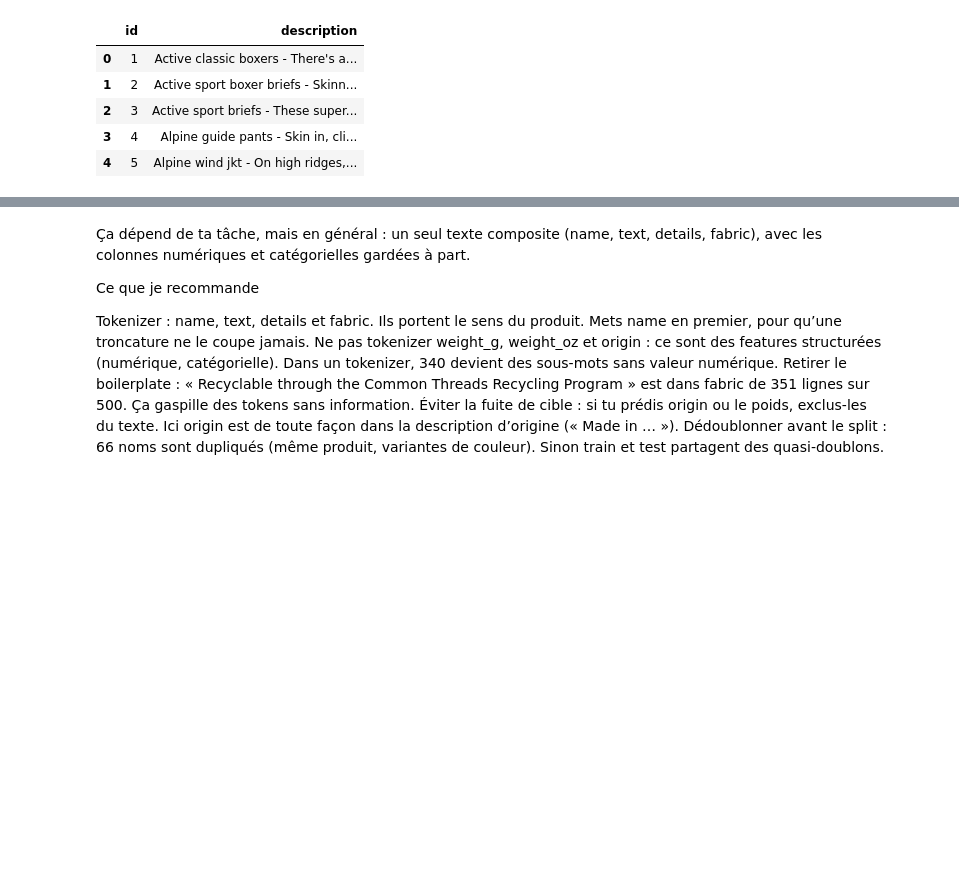
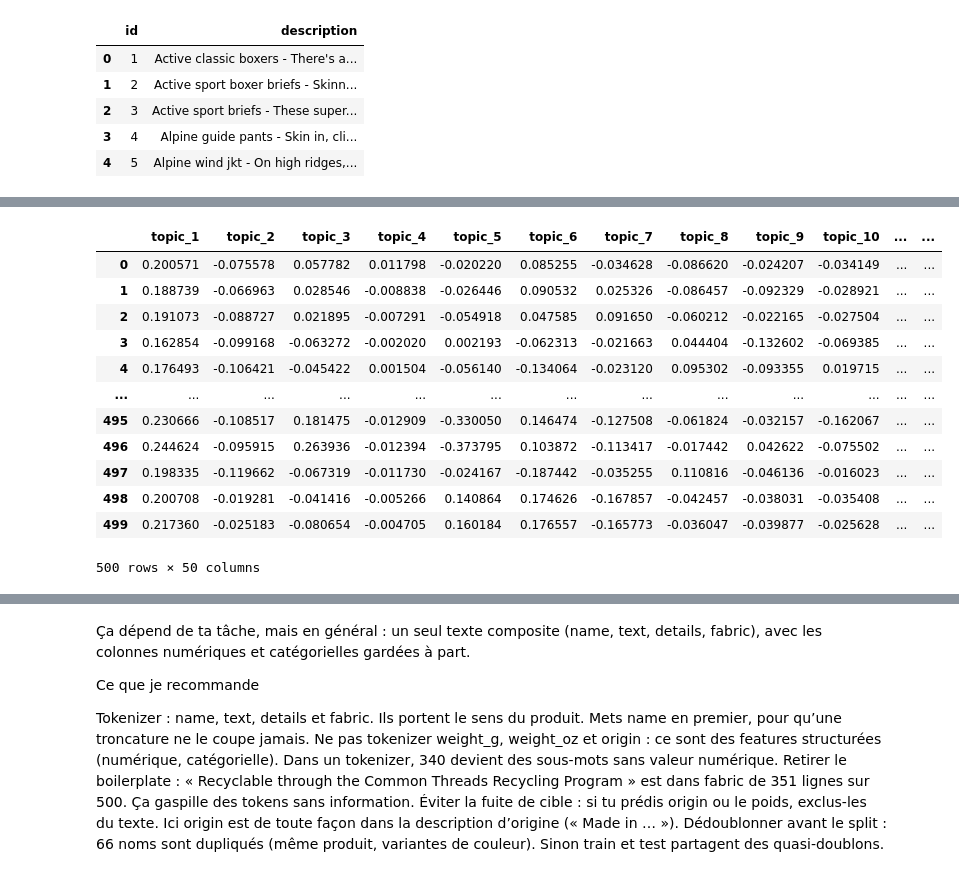
Before and after one commit to cyrilbraguy/Bl3_Northface_cyril, a Jupyter notebook: 02-The_North_Face_ecommerce_cyril.ipynb, the cells around one changed output, grey strips where cells are left out. Drawn from its saved outputs; the diff is of its cells as text; code cells hidden in the pictures; blank space fills up the shorter version.

Commit message:
vectorize w/ stop words

```diff
--- a/02-The_North_Face_ecommerce_cyril.ipynb
+++ b/02-The_North_Face_ecommerce_cyril.ipynb
@@ -249,6 +354,6 @@ dataset
 # %%
 #je vais tokenizer ce datraframe, quelle est la meilleure strategie : juste text ou toutes les colonnes
-dataset["description"] = dataset["name"]+" "+ dataset["text"]
+dataset["description"] = dataset["name"] +" " + dataset["text"]
 
 # clean description by removing special caracters
 
@@ -261,17 +366,29 @@ dataset["description_clean"] = (
 )
 # replace abreviations by real words :
 
-
+import en_core_web_sm
+nlp = en_core_web_sm.load()
 
 #dataset.head()
 
 # tokenize :
+from sklearn.feature_extraction.text import TfidfVectorizer, ENGLISH_STOP_WORDS
 from spacy.lang.en.stop_words import STOP_WORDS
+
+#notice : [front, back, top, bottom, side, full, made] sont retirés. Ils sont à la fois vides et descriptifs pour un catalogue de vêtements (back pocket, full zip, top, bottom). Si ces mots comptent pour le clustering, retire-les de la liste.
+UTILES = {"front", "back", "top", "bottom", "side", "full", "made", "first", "show", "not", "no"}
+
+MOTS_VIDES = (ENGLISH_STOP_WORDS - UTILES) | {"oz", "recycled", "inch", "recyclable", "program", "common", "threads"}
+
 dataset['description_tokenized'] = (
     dataset['description_clean']
     .apply(lambda x: nlp(x))
-    .apply(lambda doc: [token.lemma_ for token in doc if token.text not in STOP_WORDS])
+    .apply(lambda doc: [token.lemma_ for token in doc if token.text not in MOTS_VIDES])
 )
+
+# vec = TfidfVectorizer(ngram_range=(1, 2), min_df=2, max_df=0.7, sublinear_tf=True,
+#                       stop_words=list(MOTS_VIDES),
+#                       token_pattern=r"(?u)\b[a-z][a-z]+\b")     # lettres seulement : plus de nombres
 dataset.head()
 # %% [output]
 |  | id | name | text | details | fabric | weight_g | weight_oz | origin | details_txt | description | ... |
@@ -294,12 +411,14 @@ dataset.head()
 # %%
-#Use sklearn to calculate the tf-idf
+# Use sklearn to calculate the tf-idf
 from sklearn.feature_extraction.text import TfidfVectorizer
 import spacy
 
 # TruncatedSVD from sklearn
 from sklearn.decomposition import TruncatedSVD
 
-vectorizer = TfidfVectorizer(stop_words='english')
+vectorizer = TfidfVectorizer(ngram_range=(1, 2), min_df=2, max_df=0.7, sublinear_tf=True,
+                       stop_words=list(MOTS_VIDES),
+                       token_pattern=r"(?u)\b[a-z][a-z]+\b")     # lettres seulement : plus de nombres
 X = vectorizer.fit_transform(dataset['nlp_ready'])
 dense = X.toarray()
 dense
@@ -334 +453,23 @@ vectorizer.vocabulary_
  ...}
+# %%
+svd_model = TruncatedSVD(n_components=50,n_iter = 100 , random_state=122)
+lsa = svd_model.fit_transform(X)
+
+topic_encoded_df = pd.DataFrame(lsa, columns = [f"topic_{i+1}" for i in range(50)])
+# topic_encoded_df["text_clean"] = dataset['description_clean']
+topic_encoded_df.index = dataset.index
+topic_encoded_df
+# %% [output]
+|  | topic_1 | topic_2 | topic_3 | topic_4 | topic_5 | topic_6 | topic_7 | topic_8 | topic_9 | topic_10 | ... | ... |
+| 0 | 0.200571 | -0.075578 | 0.057782 | 0.011798 | -0.020220 | 0.085255 | -0.034628 | -0.086620 | -0.024207 | -0.034149 | ... | ... |
+| 1 | 0.188739 | -0.066963 | 0.028546 | -0.008838 | -0.026446 | 0.090532 | 0.025326 | -0.086457 | -0.092329 | -0.028921 | ... | ... |
+| 2 | 0.191073 | -0.088727 | 0.021895 | -0.007291 | -0.054918 | 0.047585 | 0.091650 | -0.060212 | -0.022165 | -0.027504 | ... | ... |
+| 3 | 0.162854 | -0.099168 | -0.063272 | -0.002020 | 0.002193 | -0.062313 | -0.021663 | 0.044404 | -0.132602 | -0.069385 | ... | ... |
+| 4 | 0.176493 | -0.106421 | -0.045422 | 0.001504 | -0.056140 | -0.134064 | -0.023120 | 0.095302 | -0.093355 | 0.019715 | ... | ... |
+| ... | ... | ... | ... | ... | ... | ... | ... | ... | ... | ... | ... | ... |
+| 495 | 0.230666 | -0.108517 | 0.181475 | -0.012909 | -0.330050 | 0.146474 | -0.127508 | -0.061824 | -0.032157 | -0.162067 | ... | ... |
+| 496 | 0.244624 | -0.095915 | 0.263936 | -0.012394 | -0.373795 | 0.103872 | -0.113417 | -0.017442 | 0.042622 | -0.075502 | ... | ... |
+| 497 | 0.198335 | -0.119662 | -0.067319 | -0.011730 | -0.024167 | -0.187442 | -0.035255 | 0.110816 | -0.046136 | -0.016023 | ... | ... |
+| 498 | 0.200708 | -0.019281 | -0.041416 | -0.005266 | 0.140864 | 0.174626 | -0.167857 | -0.042457 | -0.038031 | -0.035408 | ... | ... |
+| 499 | 0.217360 | -0.025183 | -0.080654 | -0.004705 | 0.160184 | 0.176557 | -0.165773 | -0.036047 | -0.039877 | -0.025628 | ... | ... |
+500 rows × 50 columns
```
Also changed, not shown: parts of 29 cells of this notebook.
